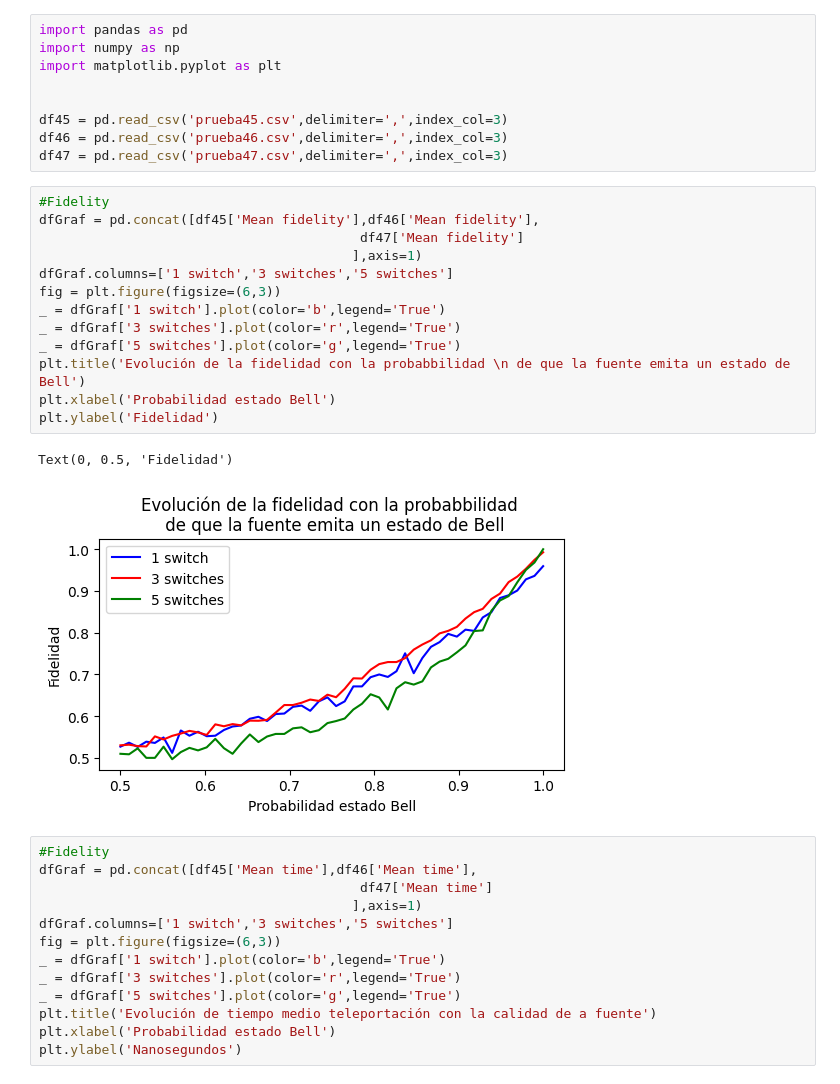
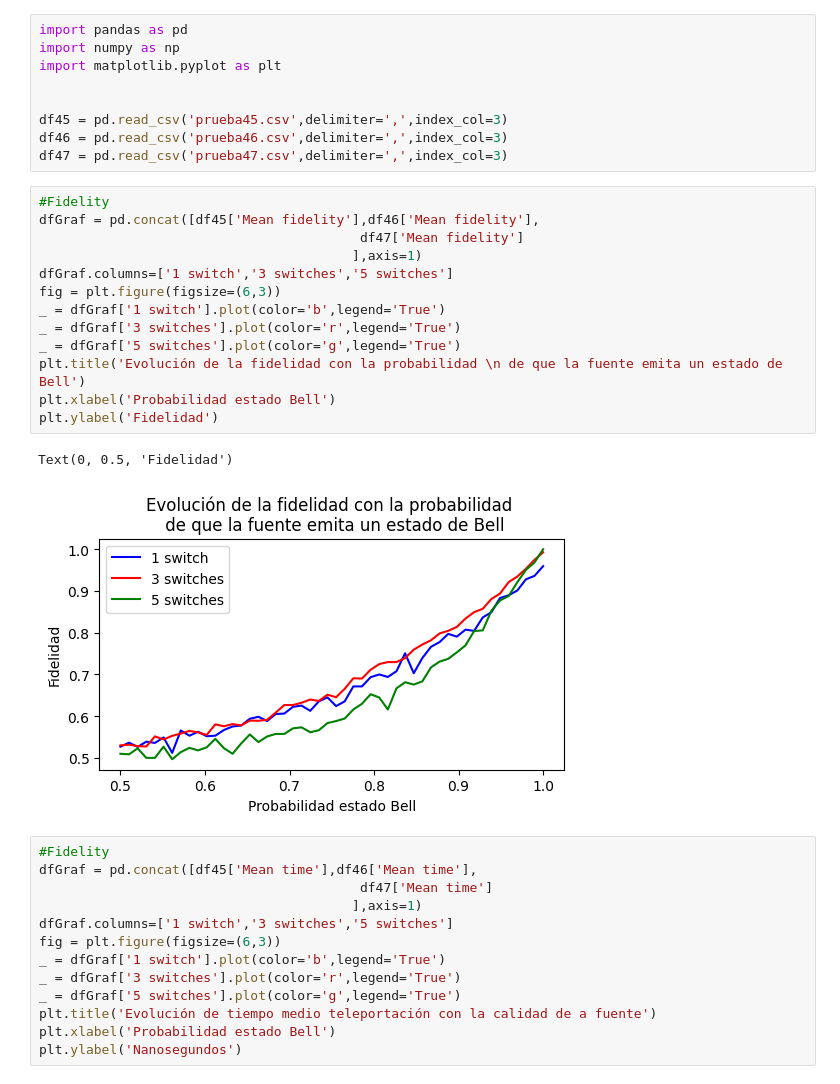
Before and after one commit to davidpcuvigo/quantumcity, a Jupyter notebook: graficosTFM/Pruebas454647.ipynb, the cells around one changed output. Cells and saved outputs as stored; diff of their text form.

```diff
--- a/graficosTFM/Pruebas454647.ipynb
+++ b/graficosTFM/Pruebas454647.ipynb
@@ -10,19 +10,19 @@ df47 = pd.read_csv('prueba47.csv',delimiter=',',index_col=3)
 # %%
 #Fidelity
 dfGraf = pd.concat([df45['Mean fidelity'],df46['Mean fidelity'],
                                          df47['Mean fidelity']
                                         ],axis=1)
 dfGraf.columns=['1 switch','3 switches','5 switches']
 fig = plt.figure(figsize=(6,3))
 _ = dfGraf['1 switch'].plot(color='b',legend='True')
 _ = dfGraf['3 switches'].plot(color='r',legend='True')
 _ = dfGraf['5 switches'].plot(color='g',legend='True')
-plt.title('Evolución de la fidelidad con la probabbilidad \n de que la fuente emita un estado de Bell')
+plt.title('Evolución de la fidelidad con la probabilidad \n de que la fuente emita un estado de Bell')
 plt.xlabel('Probabilidad estado Bell')
 plt.ylabel('Fidelidad')
 # %% [output]
 Text(0, 0.5, 'Fidelidad')
-[figure, old version]
+[figure, new version]
 # %%
 #Fidelity
 dfGraf = pd.concat([df45['Mean time'],df46['Mean time'],
```
Also changed, not shown: 27 other files.
